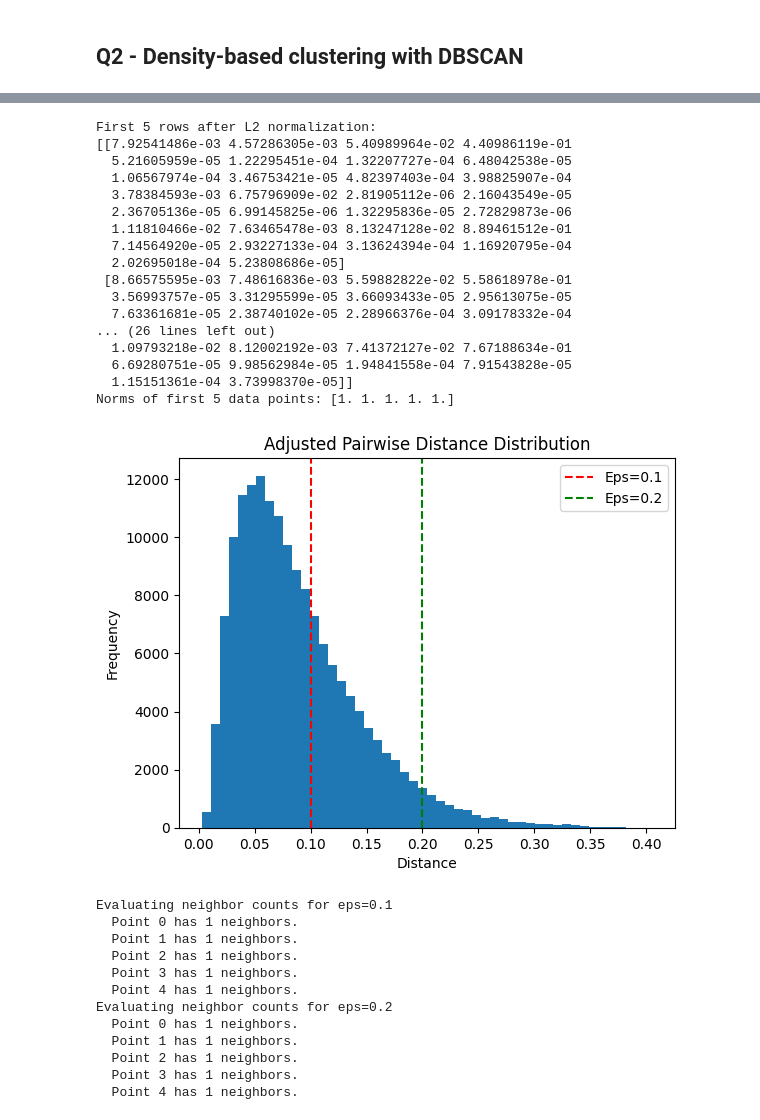
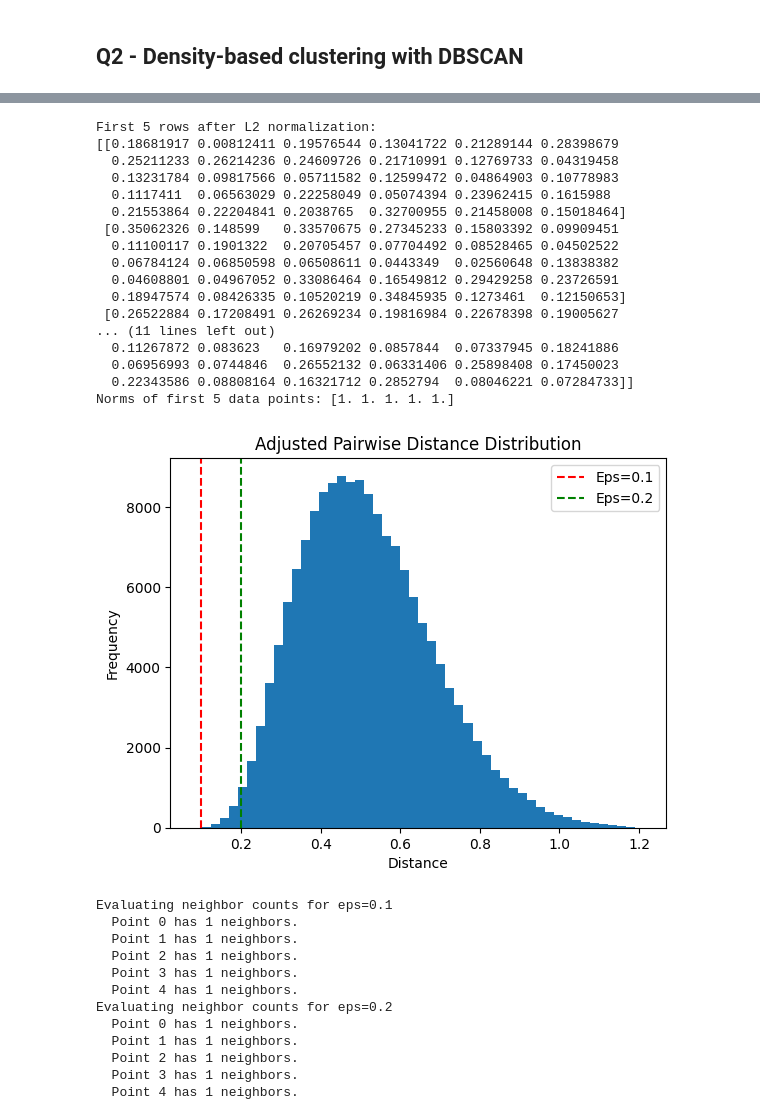
Before and after one commit to REGATTE/DMT_project, a Jupyter notebook: Phase - 2/AshokKumar_DanShay_Phase2_submission.ipynb, the cells around one changed output, grey strips where cells are left out. Drawn from its saved outputs; the diff is of its cells as text; code cells hidden in the pictures.

```diff
--- a/Phase - 2/AshokKumar_DanShay_Phase2_submission.ipynb
+++ b/Phase - 2/AshokKumar_DanShay_Phase2_submission.ipynb
@@ -300,50 +300,50 @@ plt.legend()
 plt.title("Adjusted Pairwise Distance Distribution")
 plt.xlabel("Distance")
 plt.ylabel("Frequency")
 plt.show()
 
 # Apply L2 normalization to the dataset
-X_scaled = normalize(X, norm='l2')
+X_scaled = normalize(X_scaled, norm='l2')
 
 # Check the first few rows to verify normalization
 print("First 5 rows after L2 normalization:")
 print(X_scaled[:5])
 
 # Verify that all points have unit norm
 norms = np.linalg.norm(X_scaled, axis=1)
 print("Norms of first 5 data points:", norms[:5])  # Should all be 1
 
 # Verify distances
 from scipy.spatial.distance import pdist
 distances = pdist(X_scaled)
 plt.hist(distances, bins=50)
 plt.axvline(x=0.1, color='r', linestyle='--', label="Eps=0.1")
 plt.axvline(x=0.2, color='g', linestyle='--', label="Eps=0.2")
 plt.legend()
 plt.title("Adjusted Pairwise Distance Distribution")
 plt.xlabel("Distance")
 plt.ylabel("Frequency")
 plt.show()
 # %% [output]
 [figure]
 First 5 rows after L2 normalization:
-[[7.92541486e-03 4.57286305e-03 5.40989964e-02 4.40986119e-01
-  5.21605959e-05 1.22295451e-04 1.32207727e-04 6.48042538e-05
-  1.06567974e-04 3.46753421e-05 4.82397403e-04 3.98825907e-04
-  3.78384593e-03 6.75796909e-02 2.81905112e-06 2.16043549e-05
-  2.36705136e-05 6.99145825e-06 1.32295836e-05 2.72829873e-06
-  1.11810466e-02 7.63465478e-03 8.13247128e-02 8.89461512e-01
-  7.14564920e-05 2.93227133e-04 3.13624394e-04 1.16920795e-04
-  2.02695018e-04 5.23808686e-05]
- [8.66575595e-03 7.48616836e-03 5.59882822e-02 5.58618978e-01
-  3.56993757e-05 3.31295599e-05 3.66093433e-05 2.95613075e-05
-  7.63361681e-05 2.38740102e-05 2.28966376e-04 3.09178332e-04
-... (26 lines left out)
-  1.09793218e-02 8.12002192e-03 7.41372127e-02 7.67188634e-01
-  6.69280751e-05 9.98562984e-05 1.94841558e-04 7.91543828e-05
-  1.15151361e-04 3.73998370e-05]]
+[[0.18681917 0.00812411 0.19576544 0.13041722 0.21289144 0.28398679
+  0.25211233 0.26214236 0.24609726 0.21710991 0.12769733 0.04319458
+  0.13231784 0.09817566 0.05711582 0.12599472 0.04864903 0.10778983
+  0.1117411  0.06563029 0.22258049 0.05074394 0.23962415 0.1615988
+  0.21553864 0.22204841 0.2038765  0.32700955 0.21458008 0.15018464]
+ [0.35062326 0.148599   0.33570675 0.27345233 0.15803392 0.09909451
+  0.11100117 0.1901322  0.20705457 0.07704492 0.08528465 0.04502522
+  0.06784124 0.06850598 0.06508611 0.0443349  0.02560648 0.13838382
+  0.04608801 0.04967052 0.33086464 0.16549812 0.29429258 0.23726591
+  0.18947574 0.08426335 0.10520219 0.34845935 0.1273461  0.12150653]
+ [0.26522884 0.17208491 0.26269234 0.19816984 0.22678398 0.19005627
+... (11 lines left out)
+  0.11267872 0.083623   0.16979202 0.0857844  0.07337945 0.18241886
+  0.06956993 0.0744846  0.26552132 0.06331406 0.25898408 0.17450023
+  0.22343586 0.08808164 0.16321712 0.2852794  0.08046221 0.07284733]]
 Norms of first 5 data points: [1. 1. 1. 1. 1.]
-[figure, old version]
+[figure, new version]
 # %%
 
 def dbscan(D, eps, min_pts):
```
Also changed, not shown: parts of 9 cells of this notebook, 1 other file.
